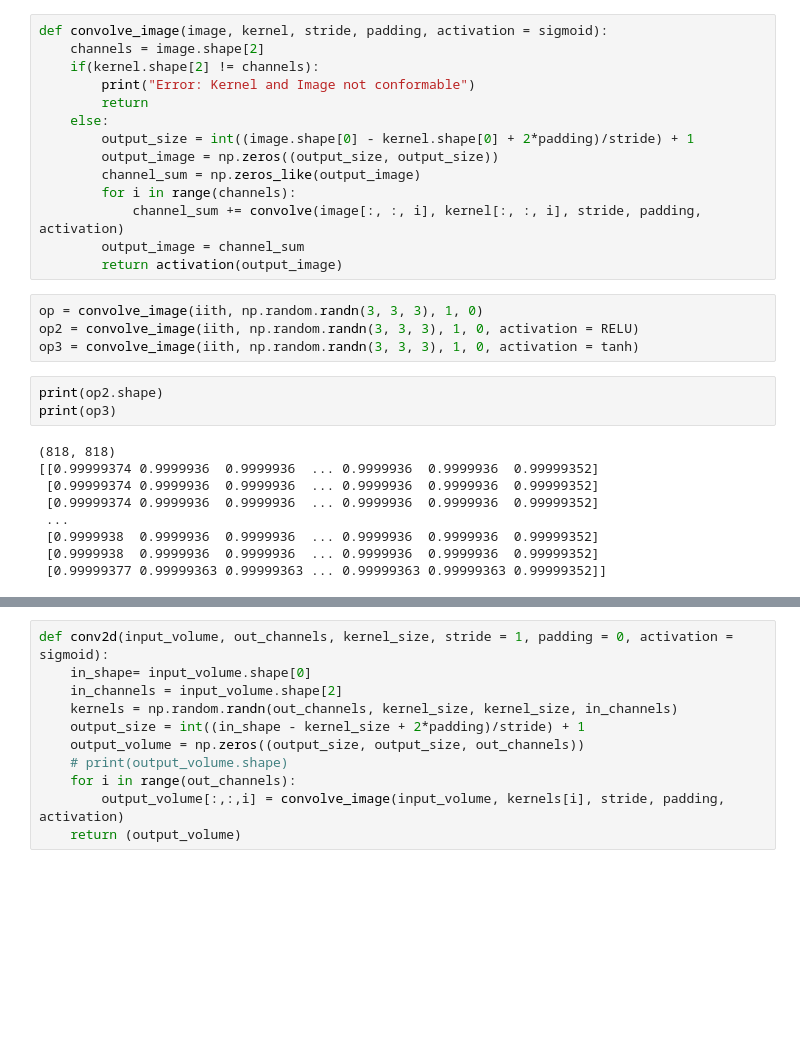
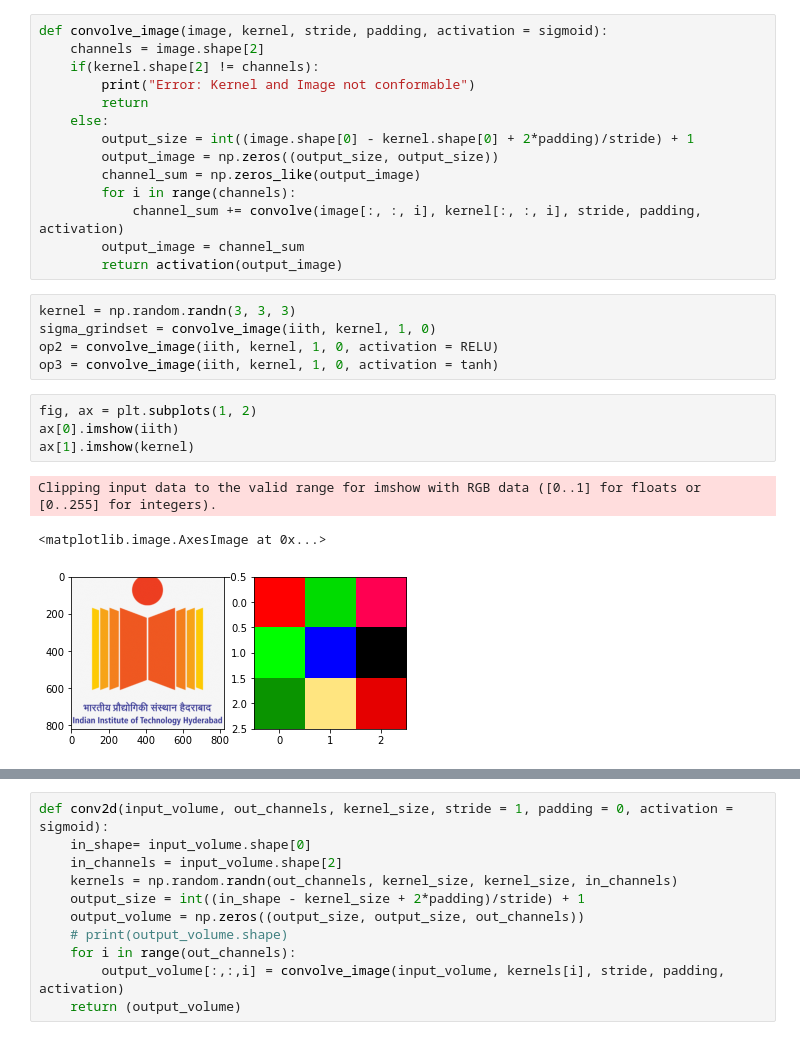
Before and after one commit to kartiksrinivas007/AI500-Deep-Learning, a Jupyter notebook: A2/es20btech11015.ipynb, the cells around one changed output, grey strips where cells are left out. Saved outputs shown, nothing was run; the diff lists cells and outputs as text; blank space fills up the shorter version.

```diff
--- a/A2/es20btech11015.ipynb
+++ b/A2/es20btech11015.ipynb
@@ -171,20 +171,17 @@ def convolve_image(image, kernel, stride, padding, activation = sigmoid):
         output_image = channel_sum
         return activation(output_image)
 # %%
-op = convolve_image(iith, np.random.randn(3, 3, 3), 1, 0)
-op2 = convolve_image(iith, np.random.randn(3, 3, 3), 1, 0, activation = RELU)
-op3 = convolve_image(iith, np.random.randn(3, 3, 3), 1, 0, activation = tanh)
+kernel = np.random.randn(3, 3, 3)
+sigma_grindset = convolve_image(iith, kernel, 1, 0)
+op2 = convolve_image(iith, kernel, 1, 0, activation = RELU)
+op3 = convolve_image(iith, kernel, 1, 0, activation = tanh)
-# %%
-print(op2.shape)
-print(op3)
-# %% [output]
-(818, 818)
-[[0.99999374 0.9999936  0.9999936  ... 0.9999936  0.9999936  0.99999352]
- [0.99999374 0.9999936  0.9999936  ... 0.9999936  0.9999936  0.99999352]
- [0.99999374 0.9999936  0.9999936  ... 0.9999936  0.9999936  0.99999352]
- ...
- [0.9999938  0.9999936  0.9999936  ... 0.9999936  0.9999936  0.99999352]
- [0.9999938  0.9999936  0.9999936  ... 0.9999936  0.9999936  0.99999352]
- [0.99999377 0.99999363 0.99999363 ... 0.99999363 0.99999363 0.99999352]]
+# %%
+fig, ax = plt.subplots(1, 2)
+ax[0].imshow(iith)
+ax[1].imshow(kernel)
+# %% [output]
+Clipping input data to the valid range for imshow with RGB data ([0..1] for floats or [0..255] for integers).
+<matplotlib.image.AxesImage at 0x...>
+[figure, added]
 # %%
 fig, ax = plt.subplots(1, 3)
```
Also changed, not shown: parts of 8 cells of this notebook.
